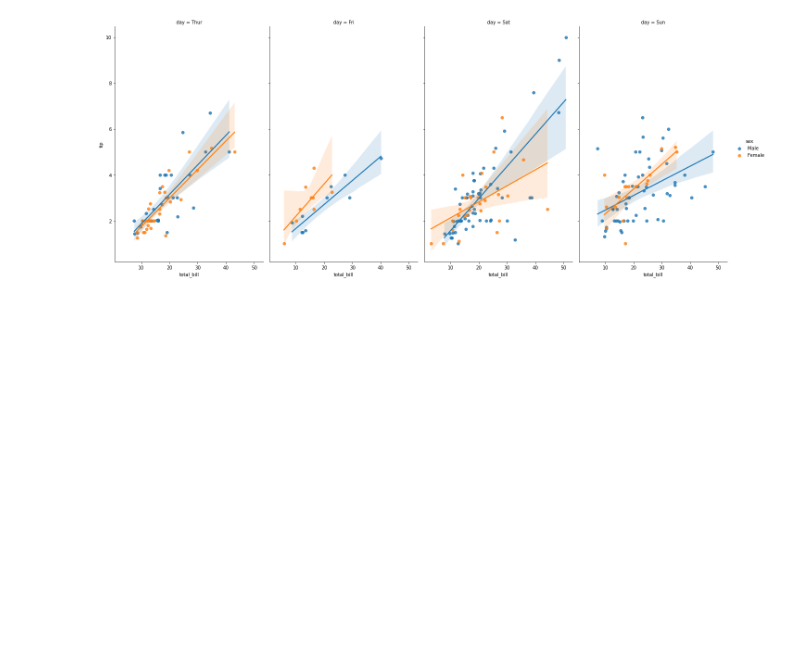
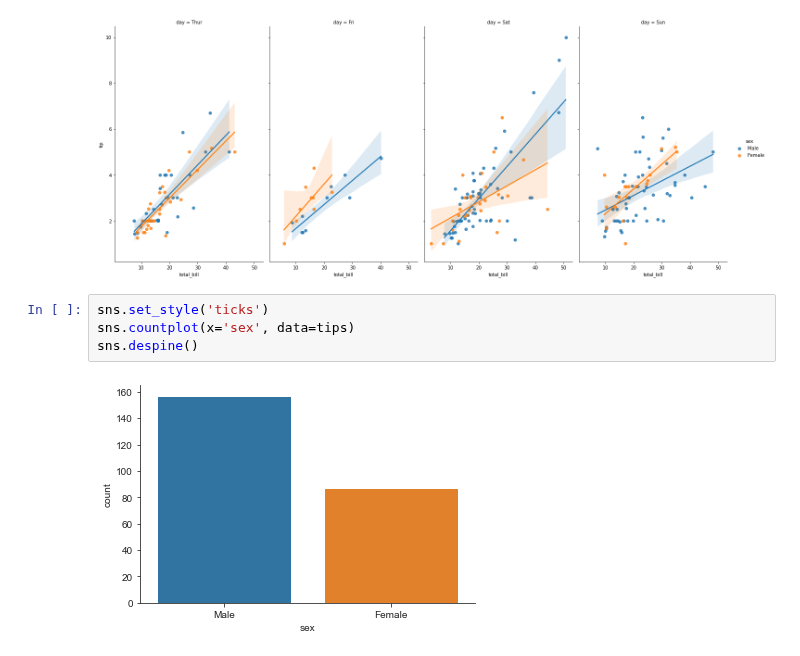
Before and after one commit to xkrystiandutka/DataScience, a Jupyter notebook: Seaborn/Seaborn.ipynb, the cells around one changed output. Drawn from its saved outputs; the diff is of its cells as text; blank space fills up the shorter version.

```diff
--- a/Seaborn/Seaborn.ipynb
+++ b/Seaborn/Seaborn.ipynb
@@ -310,3 +310,9 @@ sns.lmplot(x='total_bill', y="tip", data=tips, col='day', hue='sex',
 # %% [output]
 <seaborn.axisgrid.FacetGrid at 0x...>
 [figure]
+# %%
+sns.set_style('ticks')
+sns.countplot(x='sex', data=tips)
+sns.despine()
+# %% [output]
+[figure, added]
```
Also changed, not shown: parts of 3 cells of this notebook.
